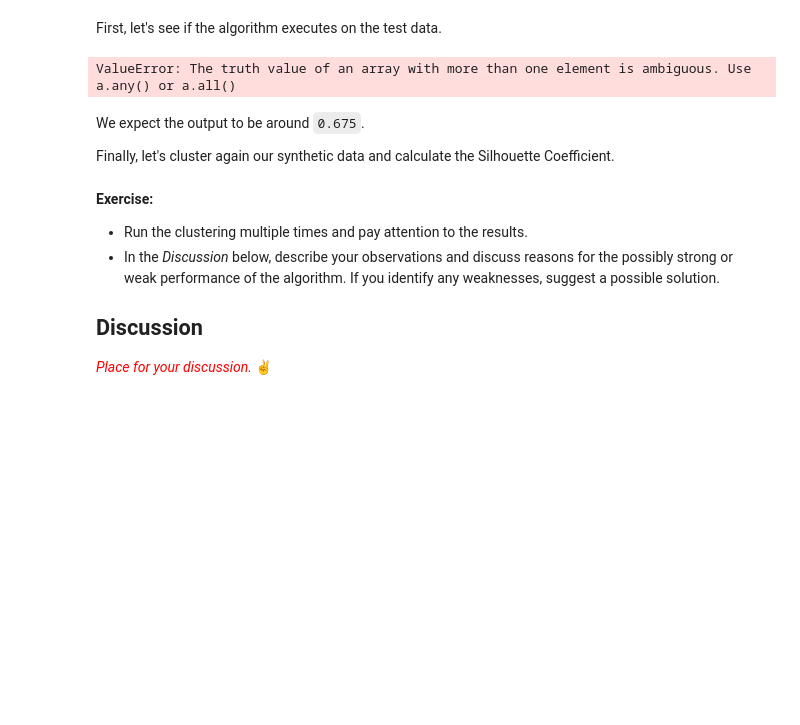
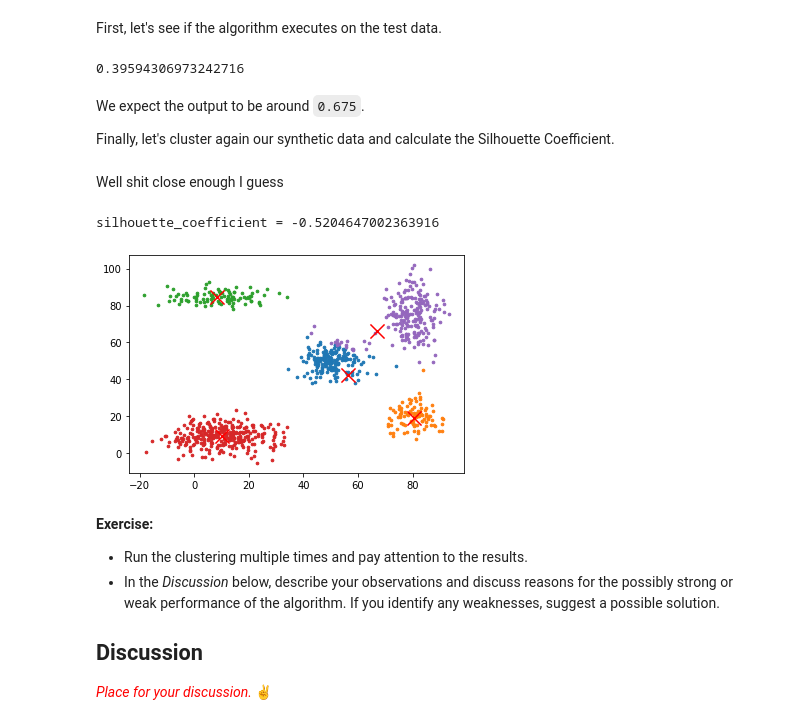
Before and after one commit to taheeraahmed/K-means-cluster, a Jupyter notebook: k_means_clustering.ipynb, the cells around one changed output. Drawn from its saved outputs; the diff is of its cells as text; code cells hidden in the pictures; blank space fills up the shorter version.

Commit message:
Kjører med synthetic data og alt

```diff
--- a/k_means_clustering.ipynb
+++ b/k_means_clustering.ipynb
@@ -308,6 +308,19 @@ Implement a function calculating the mean Silhouette Coefficient of all samples.
 # %%
 def average(lst):
     return sum(lst) / len(lst)
+
+def calculateDistanceMatrix(data):
+    distance_matrix = np.zeros((len(data), len(data)))
+
+    # Only gets the lower bottom of the distance matrix, which hehe works for this case i guess :3
+    # Stonks saving computing time
+    for row in range(len(distance_matrix)):
+        for col in range(row):
+            euclid_dist = euclideanDistance(data[row], data[col])
+            distance_matrix[row,col] = euclid_dist
+            distance_matrix[col,row] = euclid_dist
+
+    return distance_matrix
 
 def calculateSeparation(cluster, clusters):
     """
@@ -331,7 +344,6 @@ def calculateSeparation(cluster, clusters):
         if np.sum(temp_cluster) == np.sum(cluster):
             temp_clusters.pop(count)
         count =+ 1
-
 
     # The implementation of the clusters were done in a fucking stupid way
     # Rip spaghetti code
@@ -388,34 +400,43 @@ def silhouetteScore(data, clusters):
         b = calculateSeparation(cluster, clusters)
         temp_silhoutte_clusters = []
         for i in range(len(a)):
+            # Calculating the silhouette coefficients given points in a specific cluster
             numerator = b[i]-a[i]
             denominator = max(a[i],b[i])
             sil = numerator/denominator
             temp_silhoutte_clusters.append(sil)
         silhoutte_scores_cluster.append(average(temp_silhoutte_clusters))
+
+    # Calculating the averaged sum given all clusters
     silhouette_score = average(silhoutte_scores_cluster)
     return silhouette_score
 # %% [markdown]
 First, let's see if the algorithm executes on the test data.
 # %%
 clusters = kmeans(test_data,test_centroids)[1]
-silhouette_score(test_data, clusters)
+silhouetteScore(test_data, clusters)
 # %% [output]
-ValueError: The truth value of an array with more than one element is ambiguous. Use a.any() or a.all()
+0.39594306973242716
 # %% [markdown]
 We expect the output to be around `0.675`.
 
 Finally, let's cluster again our synthetic data and calculate the Silhouette Coefficient.
+# %% [markdown]
+Well shit close enough I guess
 # %%
 centroids = np.zeros((K, synthetic_data.shape[1]))
 centroids[:, 0] = np.random.randint(x_min, x_max, size=K)
 centroids[:, 1] = np.random.randint(y_min, y_max, size=K)
 
-centroids = kmeans(synthetic_data, centroids)
-silhouette_coefficient = silhouette_score(synthetic_data, centroids)
+centroids = kmeans(synthetic_data, centroids)[0]
+silhouette_coefficient = silhouetteScore(synthetic_data, centroids)
 
 print('silhouette_coefficient =', silhouette_coefficient)
+centroids = np.asanyarray(centroids)
 plot_clusters(synthetic_data, centroids)
+# %% [output]
+silhouette_coefficient = -0.5204647002363916
+[figure, added]
 # %% [markdown]
 **Exercise:**
 
```
Also changed, not shown: parts of 2 cells of this notebook.
